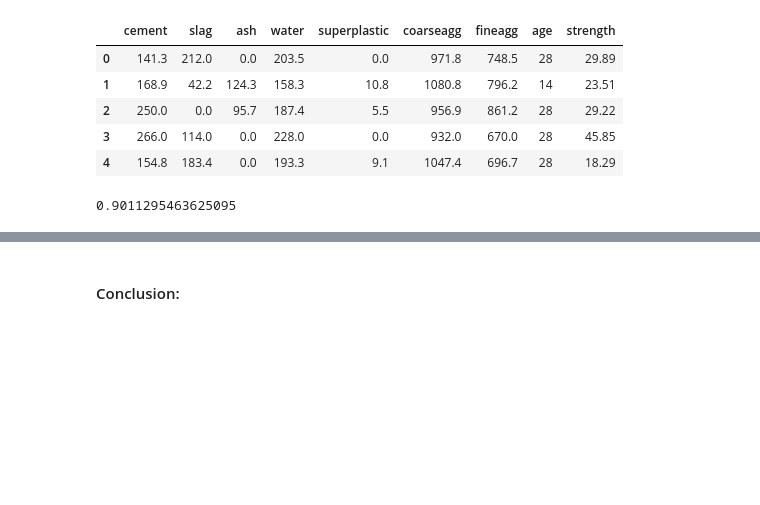
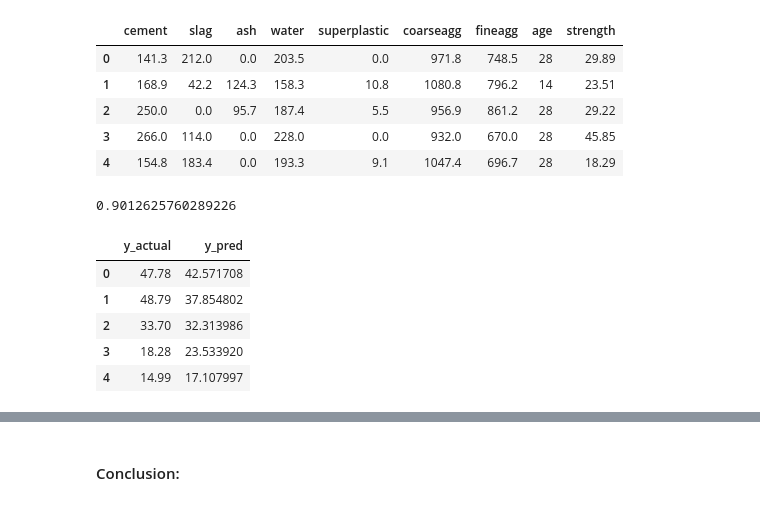
Before and after one commit to bharnats/Concrete-Strength-Prediction, a Jupyter notebook: ConcreteStrength_Regression.ipynb, the cells around one changed output, grey strips where cells are left out. Cells and saved outputs as stored; diff of their text form; code cells hidden in the pictures; blank space fills up the shorter version.

```diff
--- a/ConcreteStrength_Regression.ipynb
+++ b/ConcreteStrength_Regression.ipynb
@@ -493,7 +493,20 @@ clf=Pipeline(steps=[('preprocess',preprocessor),('Regressor',RandomForestRegress
  n_estimators=100))])
 # %%
 X_trains,X_tests,y_trains,y_tests=train_test_split(X,y,random_state=1,test_size=0.3)
-clf.fit(X_trains,y_trains)
+model_pipe=clf.fit(X_trains,y_trains)
 clf.score(X_tests,y_tests)
 # %% [output]
-0.9011295463625095
+0.9012625760289226
+# %%
+# Dataframe to plot Actual vs Predicted
+y_preds=model_pipe.predict(X_tests)
+dict={'y_actual':y_tests,'y_pred':y_preds}
+compare_strength=pd.DataFrame(dict).reset_index(drop=True)
+compare_strength.head()
+# %% [output]
+|  | y_actual | y_pred |
+| 0 | 47.78 | 42.571708 |
+| 1 | 48.79 | 37.854802 |
+| 2 | 33.70 | 32.313986 |
+| 3 | 18.28 | 23.533920 |
+| 4 | 14.99 | 17.107997 |
```
Also changed, not shown: parts of 17 cells of this notebook, 2 other files.
